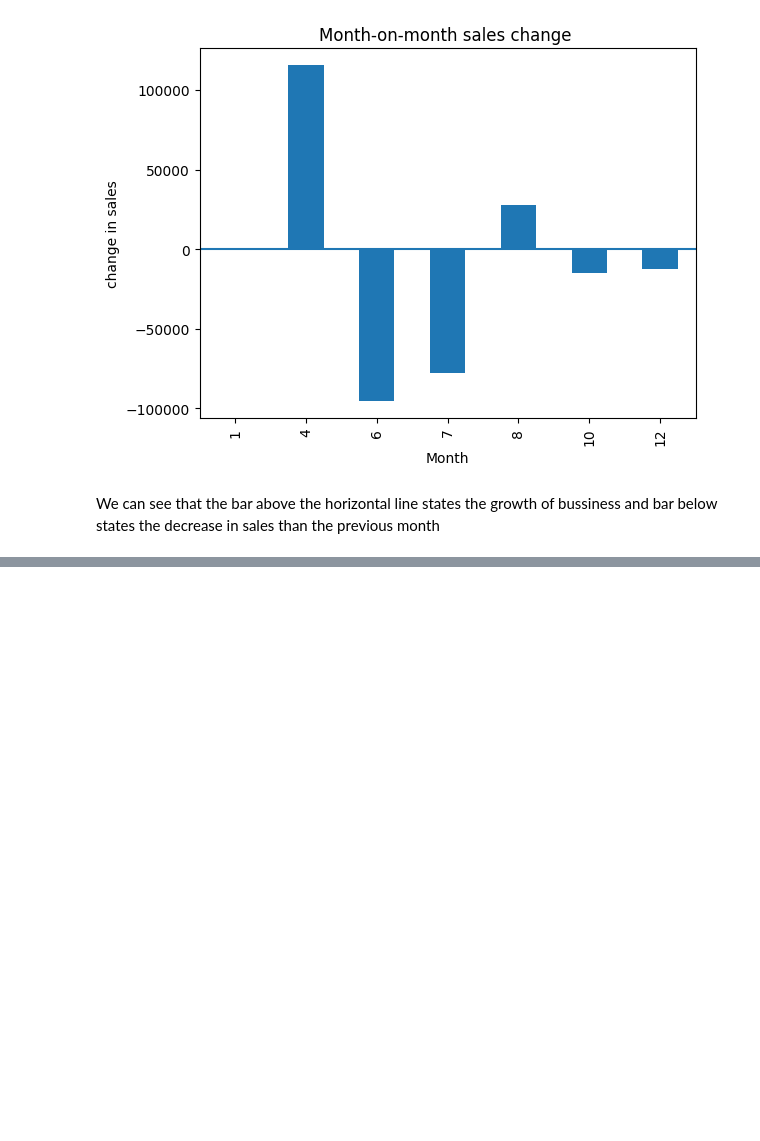
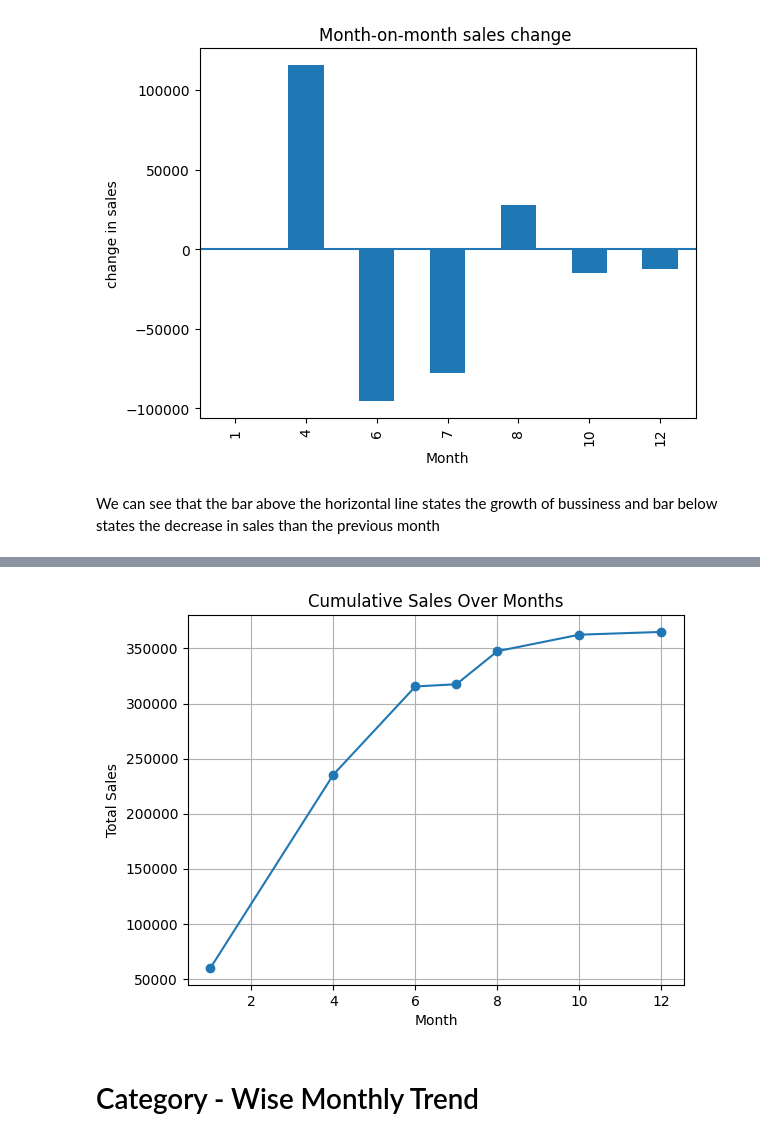
Before and after one commit to suzzzel5/Sales_Data-Analysis, a Jupyter notebook: num_panda6.ipynb, the cells around one changed output, grey strips where cells are left out. Drawn from its saved outputs; the diff is of its cells as text; code cells hidden in the pictures; blank space fills up the shorter version.

```diff
--- a/num_panda6.ipynb
+++ b/num_panda6.ipynb
@@ -97,0 +100,5 @@ We can see that the bar above the horizontal line states the growth of bussiness
+# %%
+#This shows the total progress over time
+
+cumulative_sales = monthly_sales.cumsum()
+cumulative_sales
@@ -97,0 +115,11 @@ We can see that the bar above the horizontal line states the growth of bussiness
+# %%
+cumulative_sales.plot(kind="line", marker="o")
+plt.title("Cumulative Sales Over Months")
+plt.xlabel("Month")
+plt.ylabel("Total Sales")
+plt.grid(True)
+plt.show()
+# %% [output]
+[figure, added]
+# %% [markdown]
+# Category - Wise Monthly Trend
```
Also changed, not shown: parts of 5 cells of this notebook.
